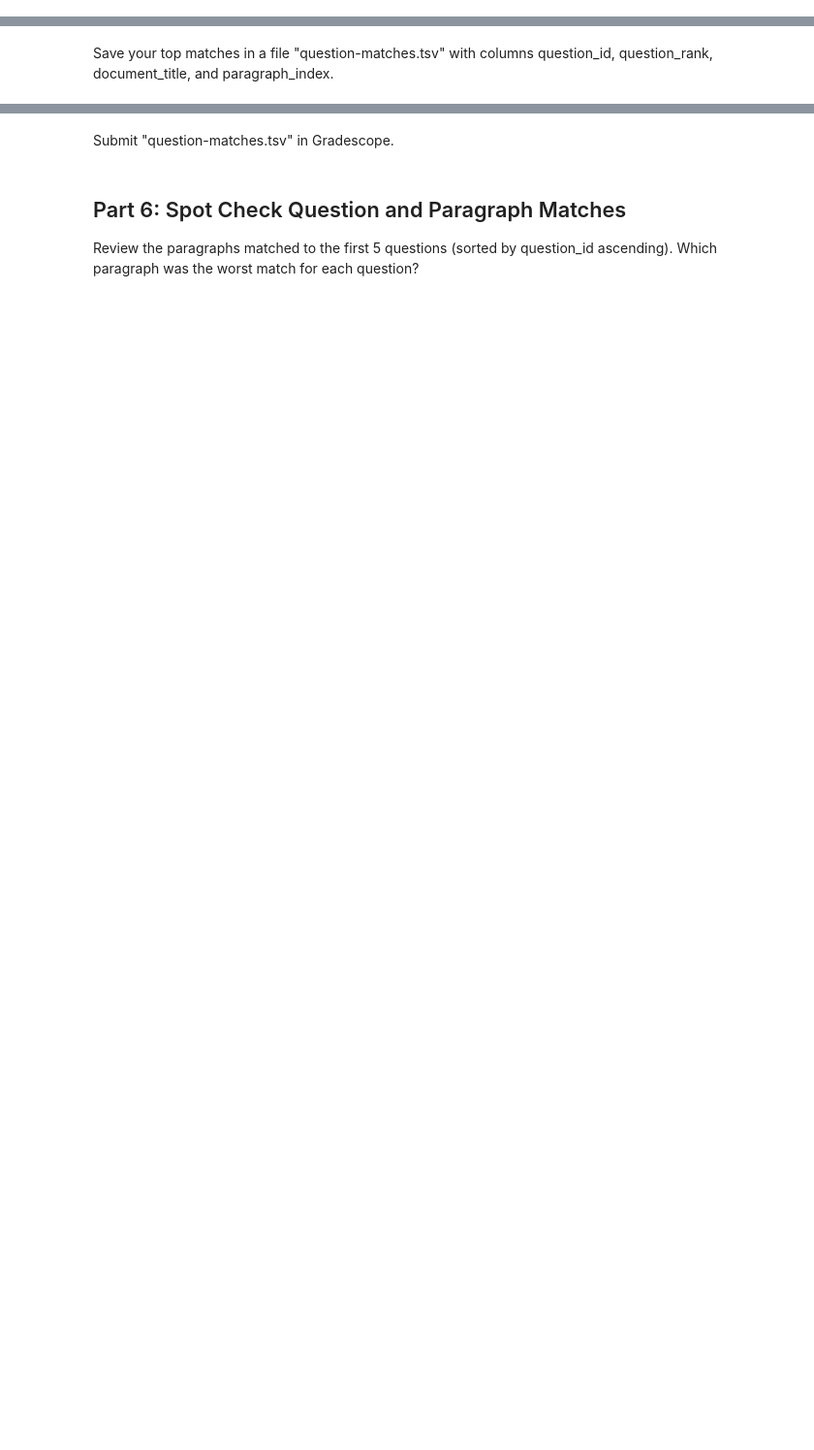
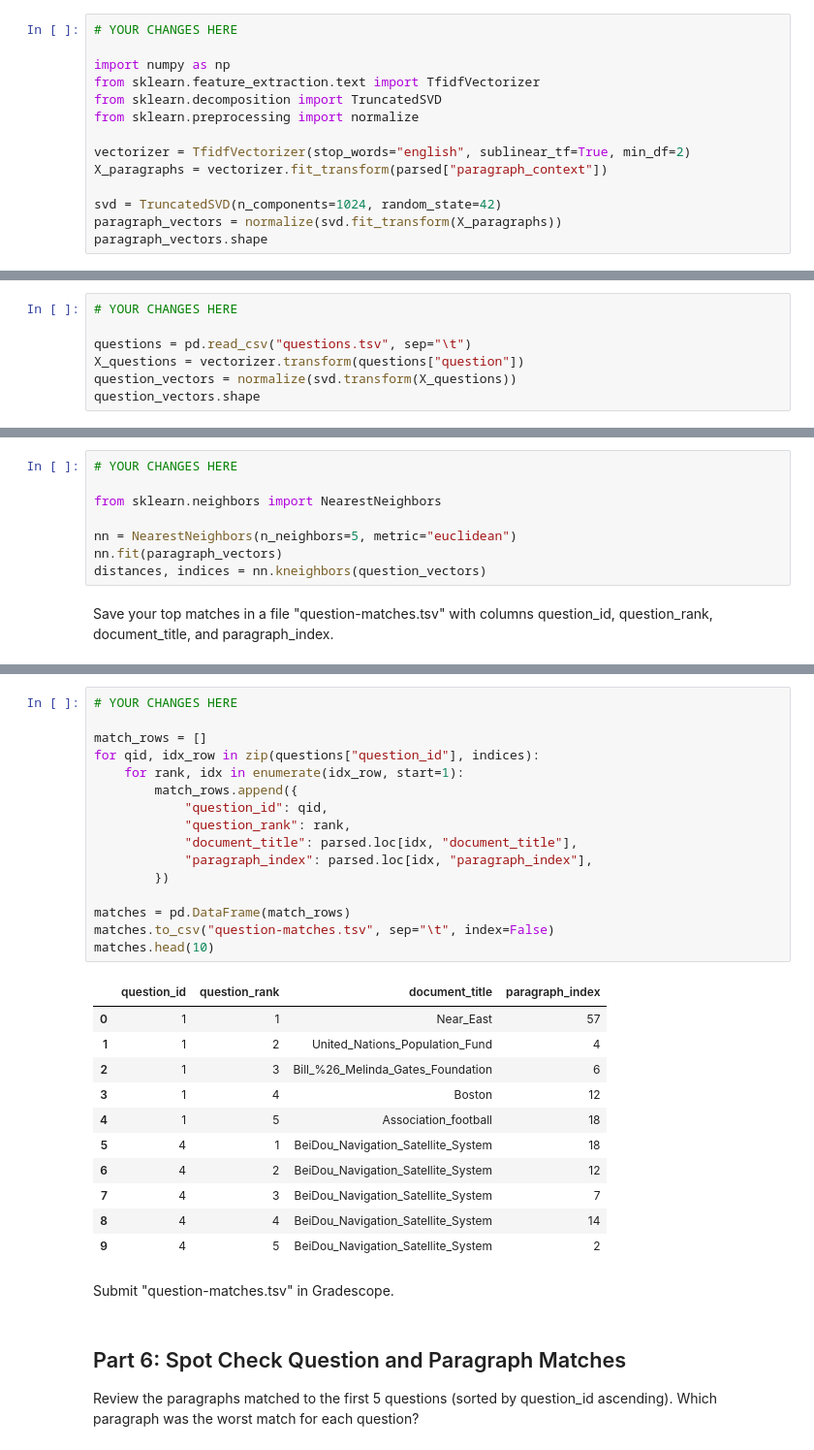
Before and after one commit to g-poklitar/D704-HW, a Jupyter notebook: dx704-project-10.ipynb, the cells around one changed output, grey strips where cells are left out. Shown at 97% size. Saved outputs shown, nothing was run; the diff lists cells and outputs as text; blank space fills up the shorter version.

```diff
--- a/dx704-project-10.ipynb
+++ b/dx704-project-10.ipynb
@@ -118,0 +155,14 @@ Beware that they will be automatically assessed (along with the question vectors
+# %%
+# YOUR CHANGES HERE
+
+import numpy as np
+from sklearn.feature_extraction.text import TfidfVectorizer
+from sklearn.decomposition import TruncatedSVD
+from sklearn.preprocessing import normalize
+
+vectorizer = TfidfVectorizer(stop_words="english", sublinear_tf=True, min_df=2)
+X_paragraphs = vectorizer.fit_transform(parsed["paragraph_context"])
+
+svd = TruncatedSVD(n_components=1024, random_state=42)
+paragraph_vectors = normalize(svd.fit_transform(X_paragraphs))
+paragraph_vectors.shape
@@ -137,0 +191,7 @@ Read the questions in "questions.tsv" and encode them in the same way that you e
+# %%
+# YOUR CHANGES HERE
+
+questions = pd.read_csv("questions.tsv", sep="\t")
+X_questions = vectorizer.transform(questions["question"])
+question_vectors = normalize(svd.transform(X_questions))
+question_vectors.shape
@@ -155,2 +217,10 @@ Specifically, use the Euclidean distance between the vectors.
+# %%
+# YOUR CHANGES HERE
+
+from sklearn.neighbors import NearestNeighbors
+
+nn = NearestNeighbors(n_neighbors=5, metric="euclidean")
+nn.fit(paragraph_vectors)
+distances, indices = nn.kneighbors(question_vectors)
 # %% [markdown]
 Save your top matches in a file "question-matches.tsv" with columns question_id, question_rank, document_title, and paragraph_index.
@@ -161,3 +227,31 @@ Save your top matches in a file "question-matches.tsv" with columns question_id,
+# %%
+# YOUR CHANGES HERE
+
+match_rows = []
+for qid, idx_row in zip(questions["question_id"], indices):
+    for rank, idx in enumerate(idx_row, start=1):
+        match_rows.append({
+            "question_id": qid,
+            "question_rank": rank,
+            "document_title": parsed.loc[idx, "document_title"],
+            "paragraph_index": parsed.loc[idx, "paragraph_index"],
+        })
+
+matches = pd.DataFrame(match_rows)
+matches.to_csv("question-matches.tsv", sep="\t", index=False)
+matches.head(10)
+# %% [output]
+|  | question_id | question_rank | document_title | paragraph_index |
+| 0 | 1 | 1 | Near_East | 57 |
+| 1 | 1 | 2 | United_Nations_Population_Fund | 4 |
+| 2 | 1 | 3 | Bill_%26_Melinda_Gates_Foundation | 6 |
+| 3 | 1 | 4 | Boston | 12 |
+| 4 | 1 | 5 | Association_football | 18 |
+| 5 | 4 | 1 | BeiDou_Navigation_Satellite_System | 18 |
+| 6 | 4 | 2 | BeiDou_Navigation_Satellite_System | 12 |
+| 7 | 4 | 3 | BeiDou_Navigation_Satellite_System | 7 |
+| 8 | 4 | 4 | BeiDou_Navigation_Satellite_System | 14 |
+| 9 | 4 | 5 | BeiDou_Navigation_Satellite_System | 2 |
 # %% [markdown]
 Submit "question-matches.tsv" in Gradescope.
 # %% [markdown]
```
Also changed, not shown: parts of 16 cells of this notebook, 5 other files.
